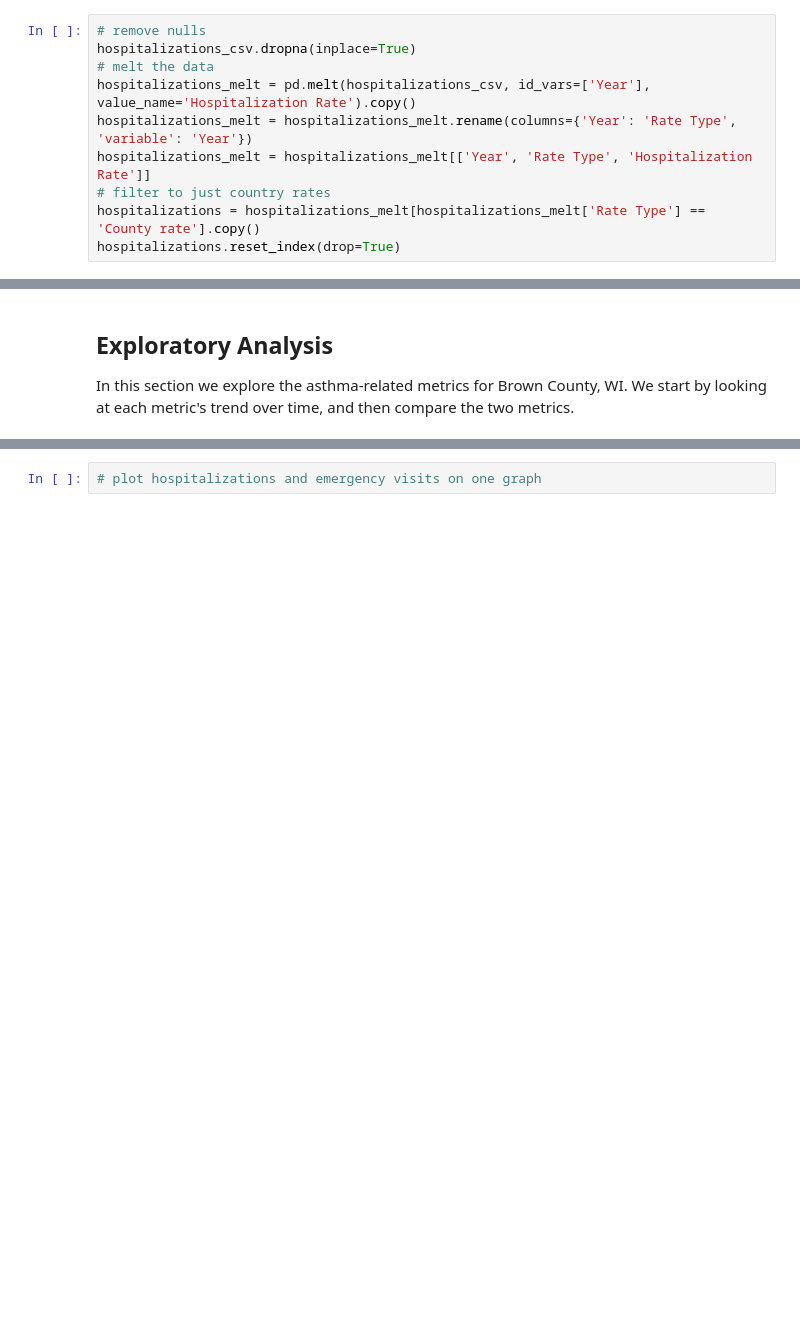
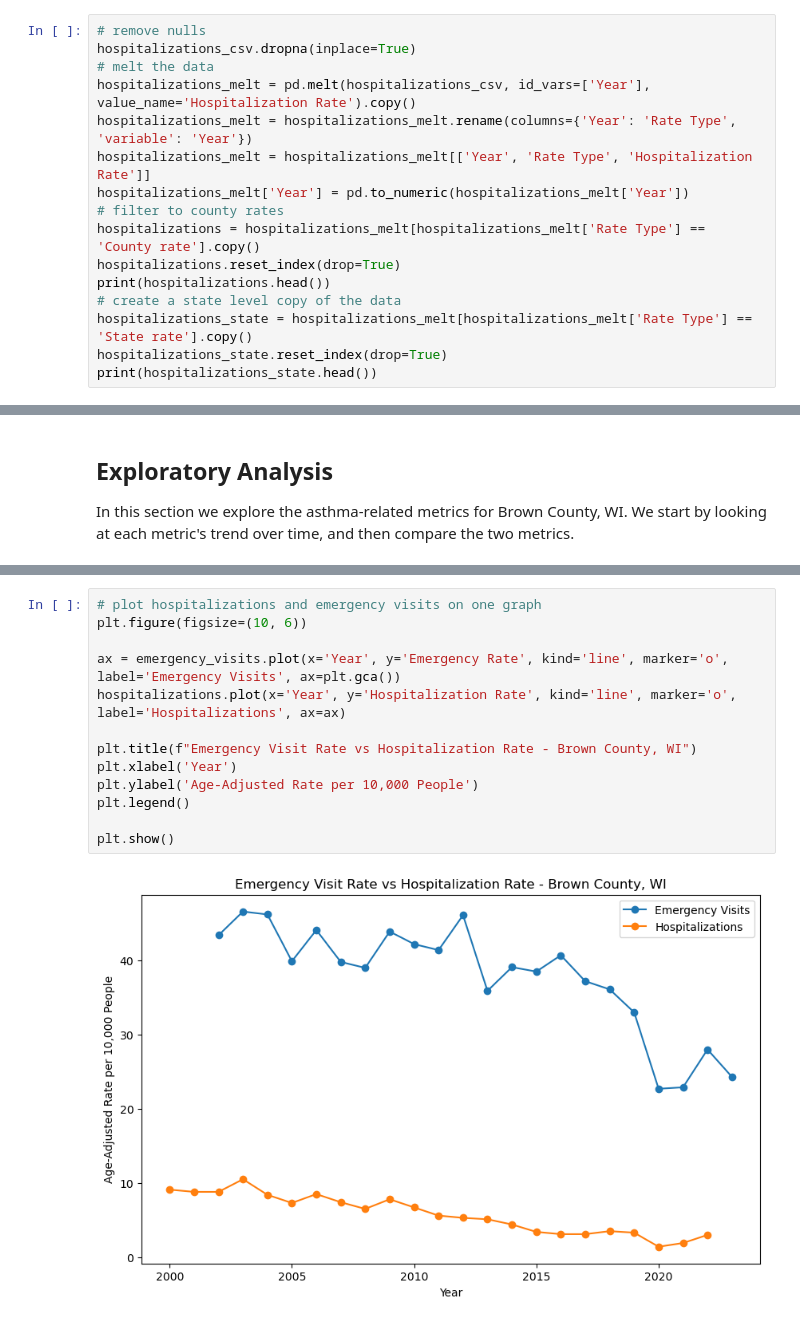
Before and after one commit to ezhang17/wildfire-analysis, a Jupyter notebook: asthma_analysis.ipynb, the cells around one changed output, grey strips where cells are left out. Saved outputs shown, nothing was run; the diff lists cells and outputs as text; blank space fills up the shorter version.

```diff
--- a/asthma_analysis.ipynb
+++ b/asthma_analysis.ipynb
@@ -87,7 +94,13 @@ hospitalizations_csv.dropna(inplace=True)
 hospitalizations_melt = pd.melt(hospitalizations_csv, id_vars=['Year'], value_name='Hospitalization Rate').copy()
 hospitalizations_melt = hospitalizations_melt.rename(columns={'Year': 'Rate Type', 'variable': 'Year'})
 hospitalizations_melt = hospitalizations_melt[['Year', 'Rate Type', 'Hospitalization Rate']]
-# filter to just country rates
+hospitalizations_melt['Year'] = pd.to_numeric(hospitalizations_melt['Year'])
+# filter to county rates
 hospitalizations = hospitalizations_melt[hospitalizations_melt['Rate Type'] == 'County rate'].copy()
 hospitalizations.reset_index(drop=True)
+print(hospitalizations.head())
+# create a state level copy of the data
+hospitalizations_state = hospitalizations_melt[hospitalizations_melt['Rate Type'] == 'State rate'].copy()
+hospitalizations_state.reset_index(drop=True)
+print(hospitalizations_state.head())
 # %% [output]
@@ -165,3 +169,16 @@ plt.show()
 [figure]
-# %%
-# plot hospitalizations and emergency visits on one graph
+# %%
+# plot hospitalizations and emergency visits on one graph
+plt.figure(figsize=(10, 6))
+
+ax = emergency_visits.plot(x='Year', y='Emergency Rate', kind='line', marker='o', label='Emergency Visits', ax=plt.gca())
+hospitalizations.plot(x='Year', y='Hospitalization Rate', kind='line', marker='o', label='Hospitalizations', ax=ax)
+
+plt.title(f"Emergency Visit Rate vs Hospitalization Rate - Brown County, WI")
+plt.xlabel('Year')
+plt.ylabel('Age-Adjusted Rate per 10,000 People')
+plt.legend()
+
+plt.show()
+# %% [output]
+[figure, added]
```
Also changed, not shown: parts of 24 cells of this notebook.
